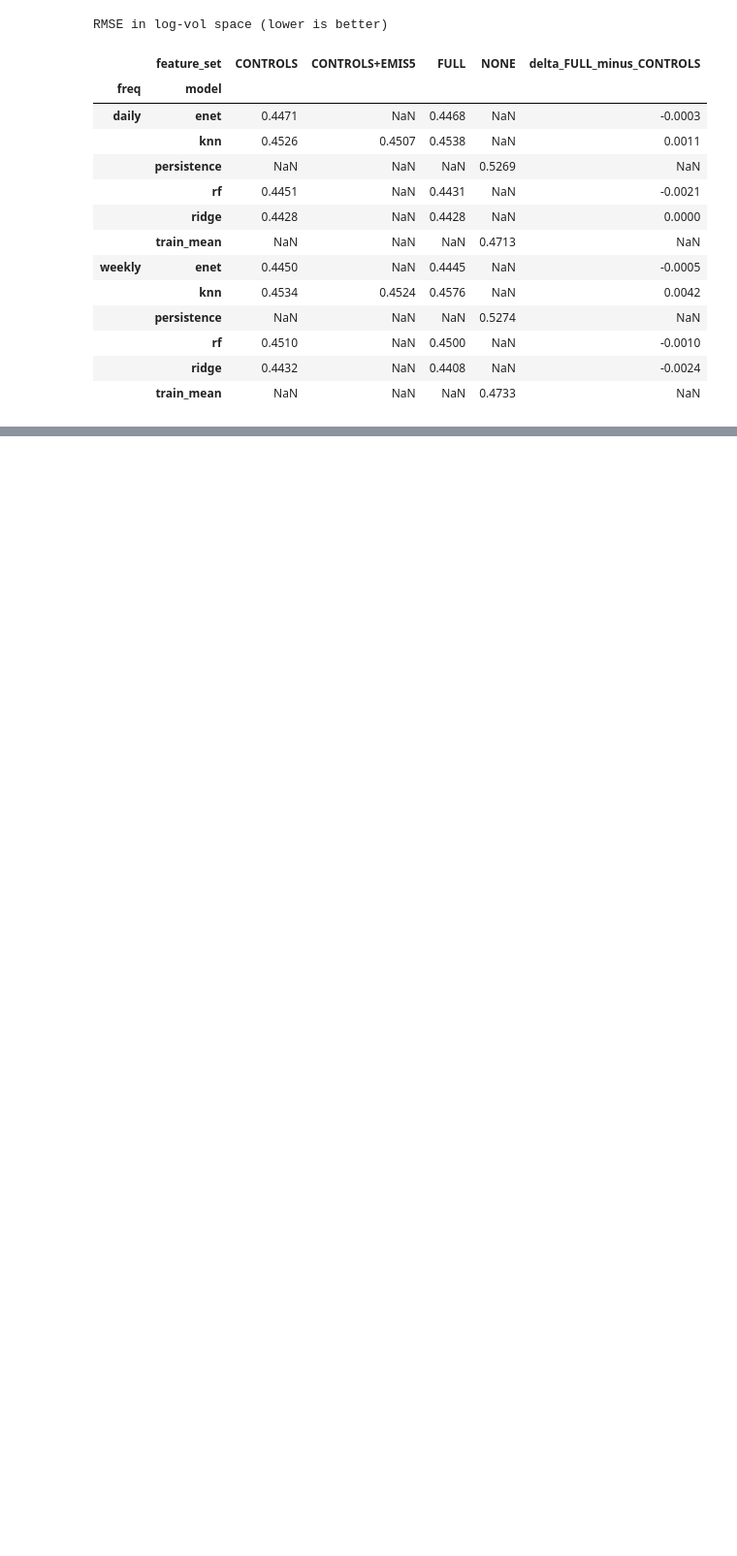
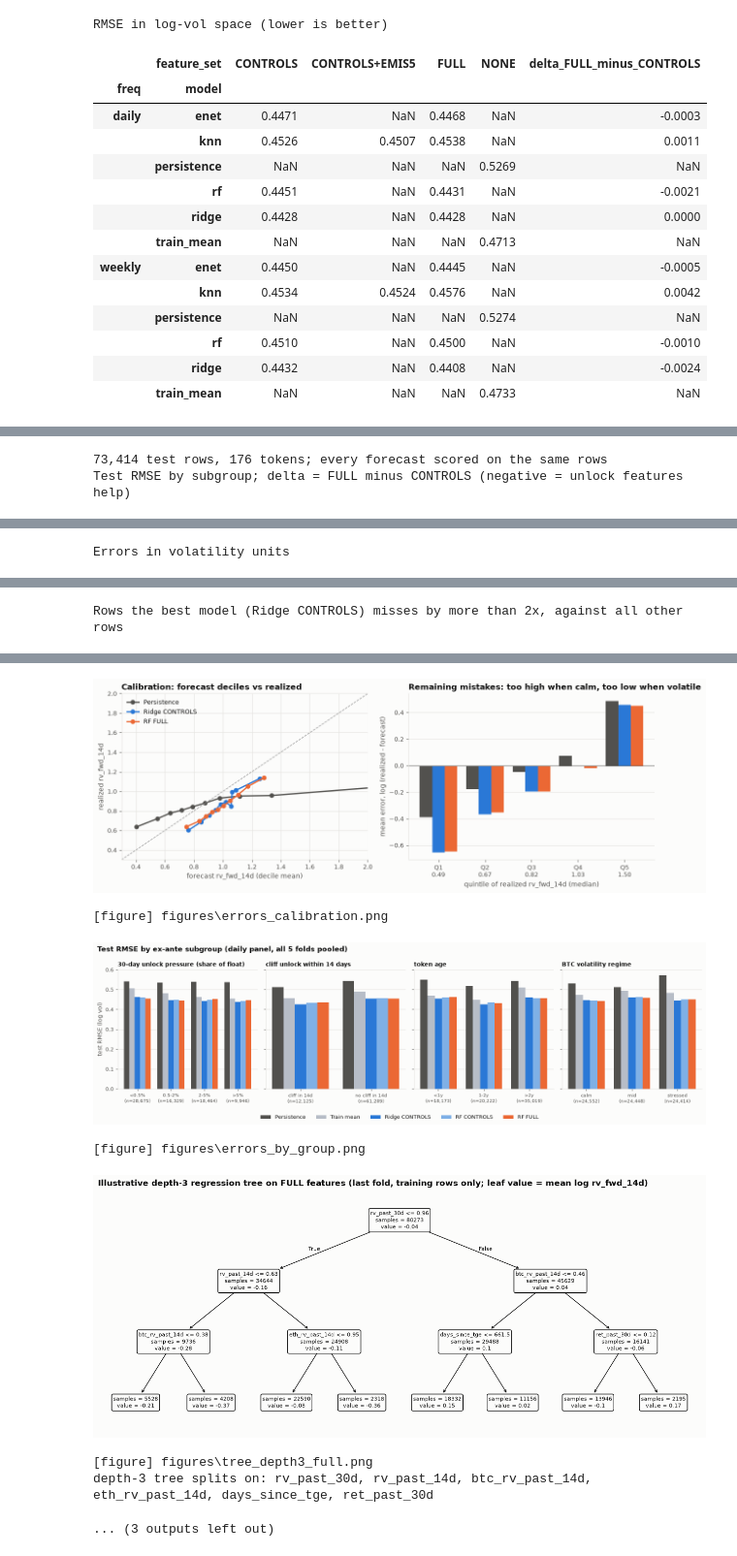
Before and after one commit to watersalamander/MH6805A-Project-Group7, a Jupyter notebook: MH6805_token_unlock_volatility.ipynb, the cells around one changed output, grey strips where cells are left out. Shown at 97% size. Saved outputs shown, nothing was run; the diff lists cells and outputs as text; code cells hidden in the pictures; blank space fills up the shorter version.

```diff
--- a/MH6805_token_unlock_volatility.ipynb
+++ b/MH6805_token_unlock_volatility.ipynb
@@ -1870,0 +2043,26 @@ RMSE in log-vol space (lower is better)
+# %%
+t_err = test_frame(daily, folds_daily)
+print(f"{len(t_err):,} test rows, {t_err.token_id.nunique()} tokens; every forecast scored on the same rows")
+g_err = group_table(t_err)
+lv_err = level_summary(t_err)
+bm_err = big_misses(t_err)
+if not SMOKE:
+    g_err.to_csv(RESULTS_DIR / "error_by_group.csv", index=False)
+    lv_err.to_csv(RESULTS_DIR / "error_level_summary.csv", index=False)
+    bm_err.to_csv(RESULTS_DIR / "error_big_misses.csv", index=False)
+show_cols = ["dimension", "group", "n"] + [f"rmse|{s}" for s in SHOW] + ["delta_rmse|Ridge", "delta_rmse|RF"]
+print("Test RMSE by subgroup; delta = FULL minus CONTROLS (negative = unlock features help)")
+display(g_err[show_cols].round(4))
+print("Errors in volatility units")
+display(lv_err.round(3))
+print("Rows the best model (Ridge CONTROLS) misses by more than 2x, against all other rows")
+display(bm_err.round(3))
+plot_calibration(t_err)
+plot_groups(g_err)
+tree_used = plot_tree_last_fold(daily, folds_daily)
+print("depth-3 tree splits on:", ", ".join(dict.fromkeys(tree_used)))
+for f in ["errors_calibration.png", "errors_by_group.png", "tree_depth3_full.png"]:
+    display(Image(filename=str(FIGURES_DIR / f)))
+# %% [output]
+73,414 test rows, 176 tokens; every forecast scored on the same rows
+Test RMSE by subgroup; delta = FULL minus CONTROLS (negative = unlock features help)
@@ -1870,0 +2086 @@ RMSE in log-vol space (lower is better)
+Errors in volatility units
@@ -1870,0 +2098 @@ RMSE in log-vol space (lower is better)
+Rows the best model (Ridge CONTROLS) misses by more than 2x, against all other rows
@@ -1871 +2102,9 @@ RMSE in log-vol space (lower is better)
+[figure, added]
+[figure] figures\errors_calibration.png
+[figure, added]
+[figure] figures\errors_by_group.png
+[figure, added]
+[figure] figures\tree_depth3_full.png
+depth-3 tree splits on: rv_past_30d, rv_past_14d, btc_rv_past_14d, eth_rv_past_14d, days_since_tge, ret_past_30d
+... (3 outputs left out)
 # %% [markdown]
```
Also changed, not shown: parts of 14 cells of this notebook, 8 other files.
